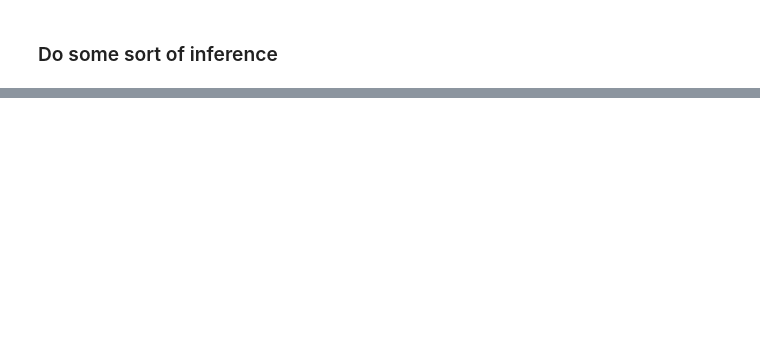
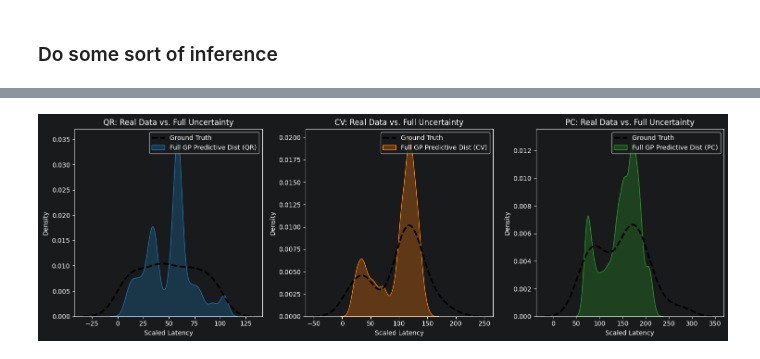
Before and after one commit to borissedlak/composable-autonomous-offerings, a Jupyter notebook: notebooks/create_deepGP.ipynb, the cells around one changed output, grey strips where cells are left out. Cells and saved outputs as stored; diff of their text form; code cells hidden in the pictures; blank space fills up the shorter version.

```diff
--- a/notebooks/create_deepGP.ipynb
+++ b/notebooks/create_deepGP.ipynb
@@ -345,3 +359,38 @@ PC Latency (Total Chain):  194.05  (Local PC: 55.47)
+# %%
+import matplotlib.pyplot as plt
+import seaborn as sns
+
+# 1. Flatten the simulations: (1000, 60, 3) -> (60000, 3)
+# This represents every "roll of the dice" the model made
+all_simulated_points = combined_samples.reshape(-1, 3)
+
+# 2. Extract real data
+real_dist = test_y.cpu().numpy()
+
+services = ['QR', 'CV', 'PC']
+colors = ['#1f77b4', '#ff7f0e', '#2ca02c']
+
+plt.figure(figsize=(15, 5))
+
+for i, service in enumerate(services):
+    plt.subplot(1, 3, i+1)
+
+    # Plot Real Data - The actual ground truth points
+    sns.kdeplot(real_dist[:, i], color='black', linestyle='--', label='Ground Truth', linewidth=2.5)
+
+    # Plot ALL Simulations - The full range of what the GP thinks could happen
+    sns.kdeplot(all_simulated_points[:, i], color=colors[i], fill=True,
+                label=f'Full GP Predictive Dist ({service})', alpha=0.3)
+
+    plt.title(f'{service}: Real Data vs. Full Uncertainty')
+    plt.xlabel('Scaled Latency')
+    plt.ylabel('Density')
+    plt.legend()
+
+plt.tight_layout()
+plt.show()
+# %% [output]
+[figure, added]
 # %%
 
 # --- MODEL VALIDATION ---
```
Also changed, not shown: parts of 7 cells of this notebook.
